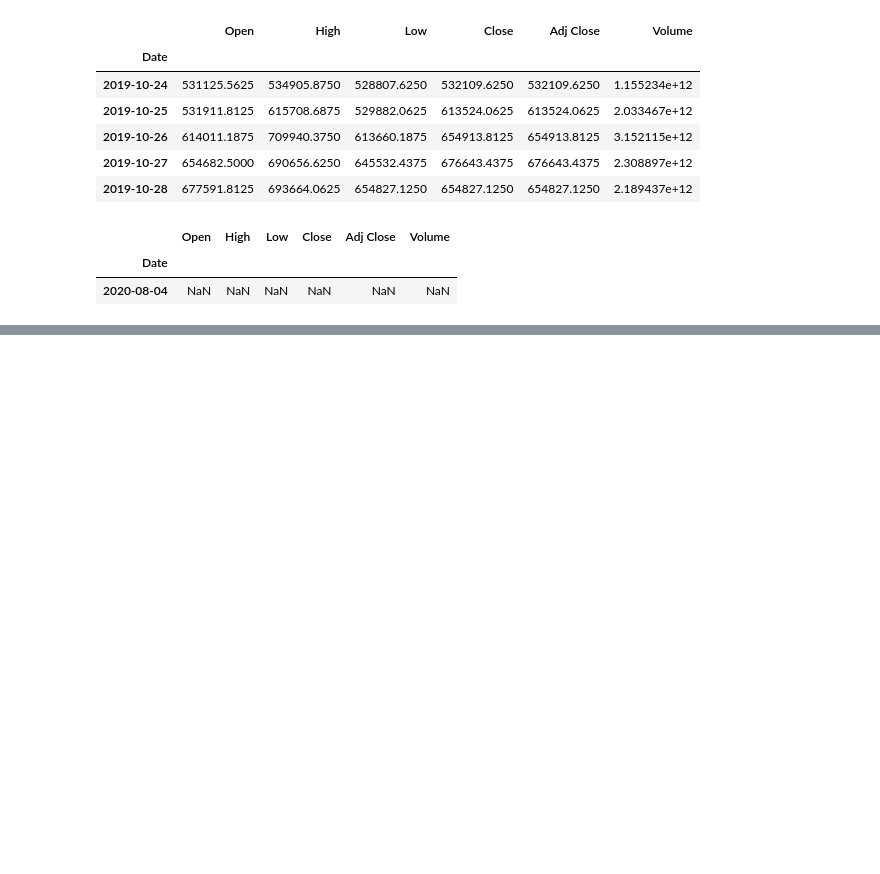
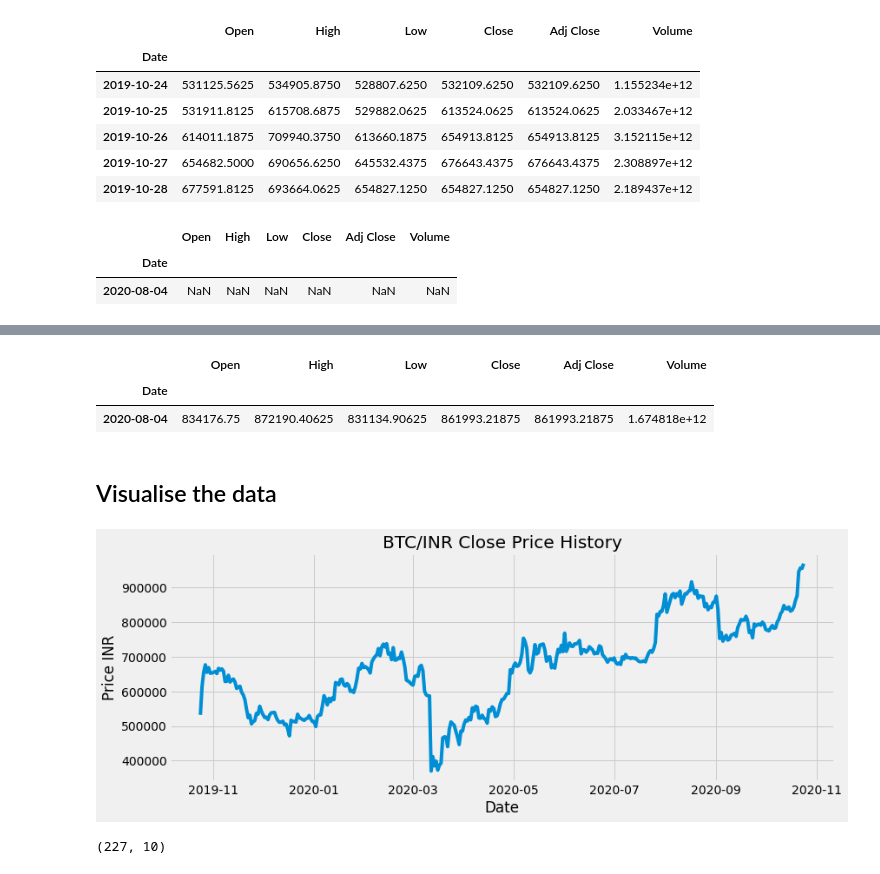
Before and after one commit to Xalt8/Crypto, a Jupyter notebook: lstm.ipynb, the cells around one changed output, grey strips where cells are left out. Cells and saved outputs as stored; diff of their text form; code cells hidden in the pictures; blank space fills up the shorter version.

```diff
--- a/lstm.ipynb
+++ b/lstm.ipynb
@@ -42,0 +48,20 @@ df = df.interpolate()
+# %%
+# Missing values filled in using interpolate()
+df[filt]
+# %% [output]
+|  | Open | High | Low | Close | Adj Close | Volume |
+| Date |  |  |  |  |  |  |
+| 2020-08-04 | 834176.75 | 872190.40625 | 831134.90625 | 861993.21875 | 861993.21875 | 1.674818e+12 |
+# %%
+df1 = df['Close']
+# %% [markdown]
+## Visualise the data
+# %%
+plt.figure(figsize=(12.2, 4.5))
+plt.plot(df1, label='Close')
+plt.title('BTC/INR Close Price History')
+plt.xlabel('Date')
+plt.ylabel('Price INR')
+plt.show()
+# %% [output]
+[figure, added]
@@ -42,0 +89,4 @@ df = df.interpolate()
+# %%
+X_train.shape
+# %% [output]
+(227, 10)
```
Also changed, not shown: parts of 24 cells of this notebook.
